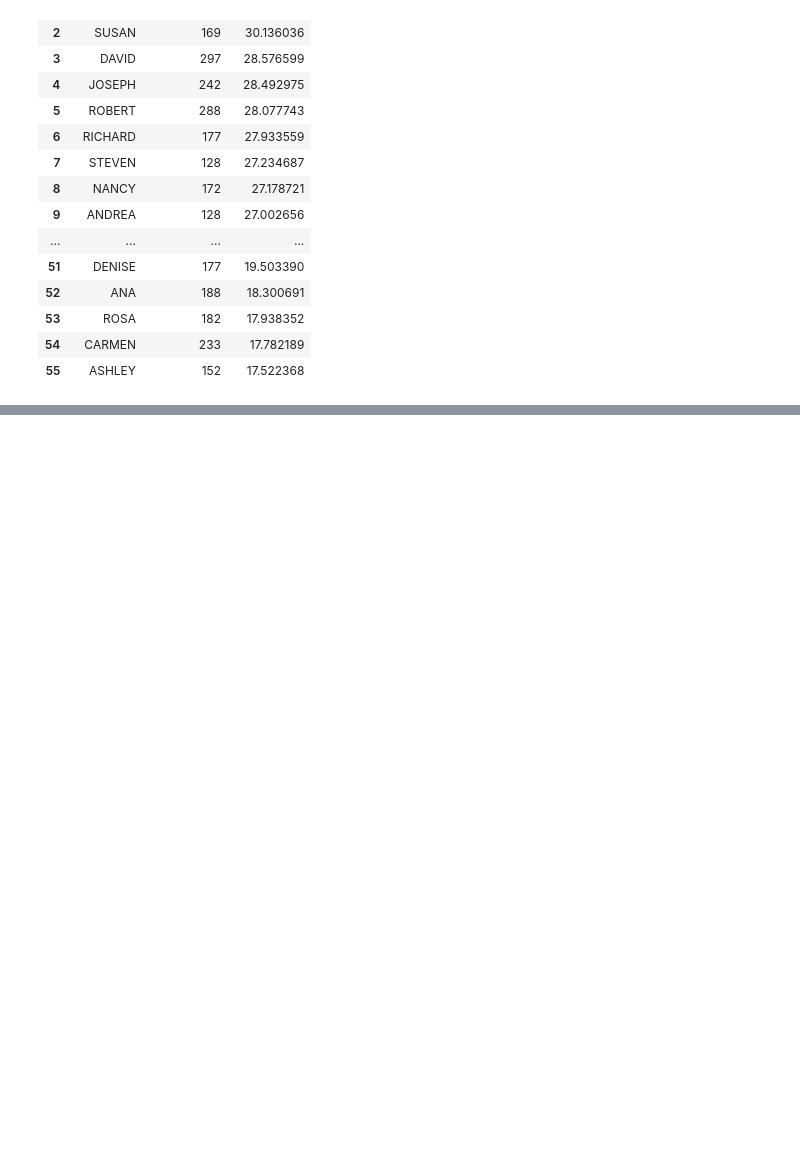
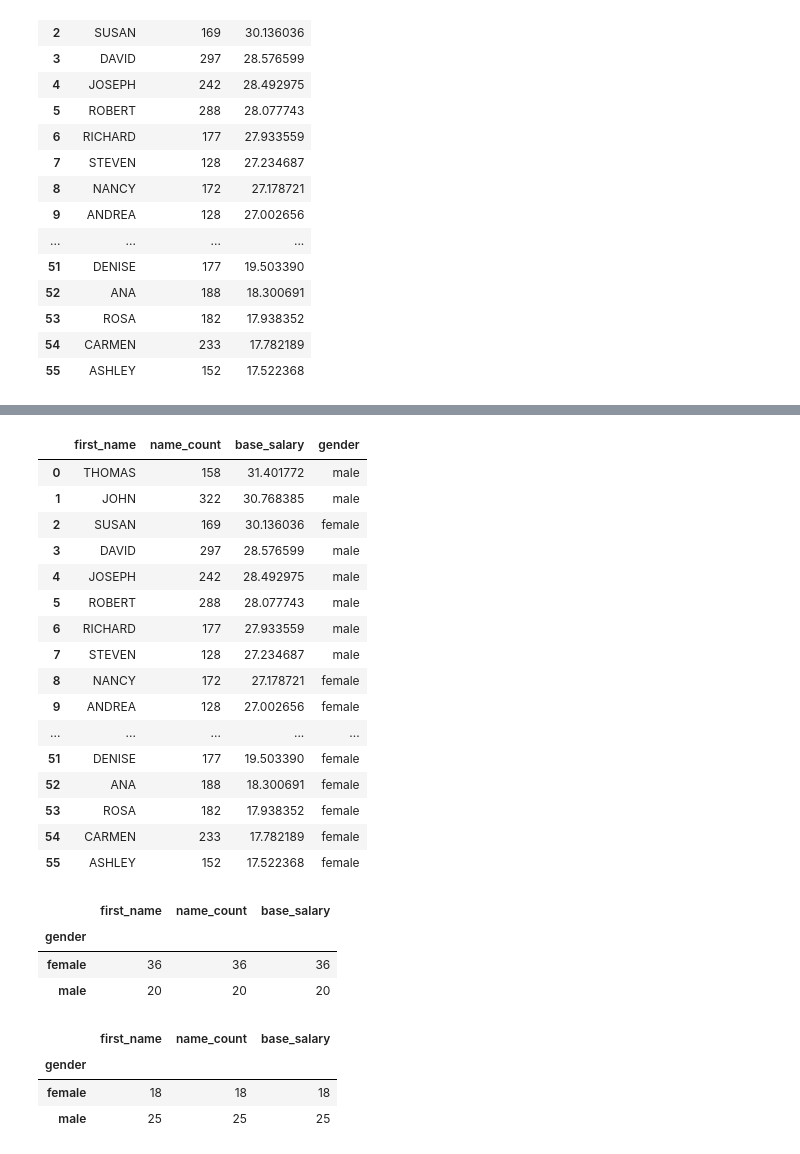
Before and after one commit to aduranil/nyc_govt_payroll, a Jupyter notebook: 2019_salary_1000_names/2019 data.ipynb, the cells around one changed output, grey strips where cells are left out. Cells and saved outputs as stored; diff of their text form; code cells hidden in the pictures; blank space fills up the shorter version.

```diff
--- a/2019_salary_1000_names/2019 data.ipynb
+++ b/2019_salary_1000_names/2019 data.ipynb
@@ -584,0 +628,34 @@ See the caveats in the documentation: http://pandas.pydata.org/pandas-docs/stabl
+# %%
+new
+# %% [output]
+|  | first_name | name_count | base_salary | gender |
+| 0 | THOMAS | 158 | 31.401772 | male |
+| 1 | JOHN | 322 | 30.768385 | male |
+| 2 | SUSAN | 169 | 30.136036 | female |
+| 3 | DAVID | 297 | 28.576599 | male |
+| 4 | JOSEPH | 242 | 28.492975 | male |
+| 5 | ROBERT | 288 | 28.077743 | male |
+| 6 | RICHARD | 177 | 27.933559 | male |
+| 7 | STEVEN | 128 | 27.234687 | male |
+| 8 | NANCY | 172 | 27.178721 | female |
+| 9 | ANDREA | 128 | 27.002656 | female |
+| ... | ... | ... | ... | ... |
+| 51 | DENISE | 177 | 19.503390 | female |
+| 52 | ANA | 188 | 18.300691 | female |
+| 53 | ROSA | 182 | 17.938352 | female |
+| 54 | CARMEN | 233 | 17.782189 | female |
+| 55 | ASHLEY | 152 | 17.522368 | female |
+# %%
+new.groupby(['gender']).count()
+# %% [output]
+|  | first_name | name_count | base_salary |
+| gender |  |  |  |
+| female | 36 | 36 | 36 |
+| male | 20 | 20 | 20 |
+# %%
+data.groupby(['gender']).count()
+# %% [output]
+|  | first_name | name_count | base_salary |
+| gender |  |  |  |
+| female | 18 | 18 | 18 |
+| male | 25 | 25 | 25 |
```
Also changed, not shown: parts of 28 cells of this notebook, 1 other file.
